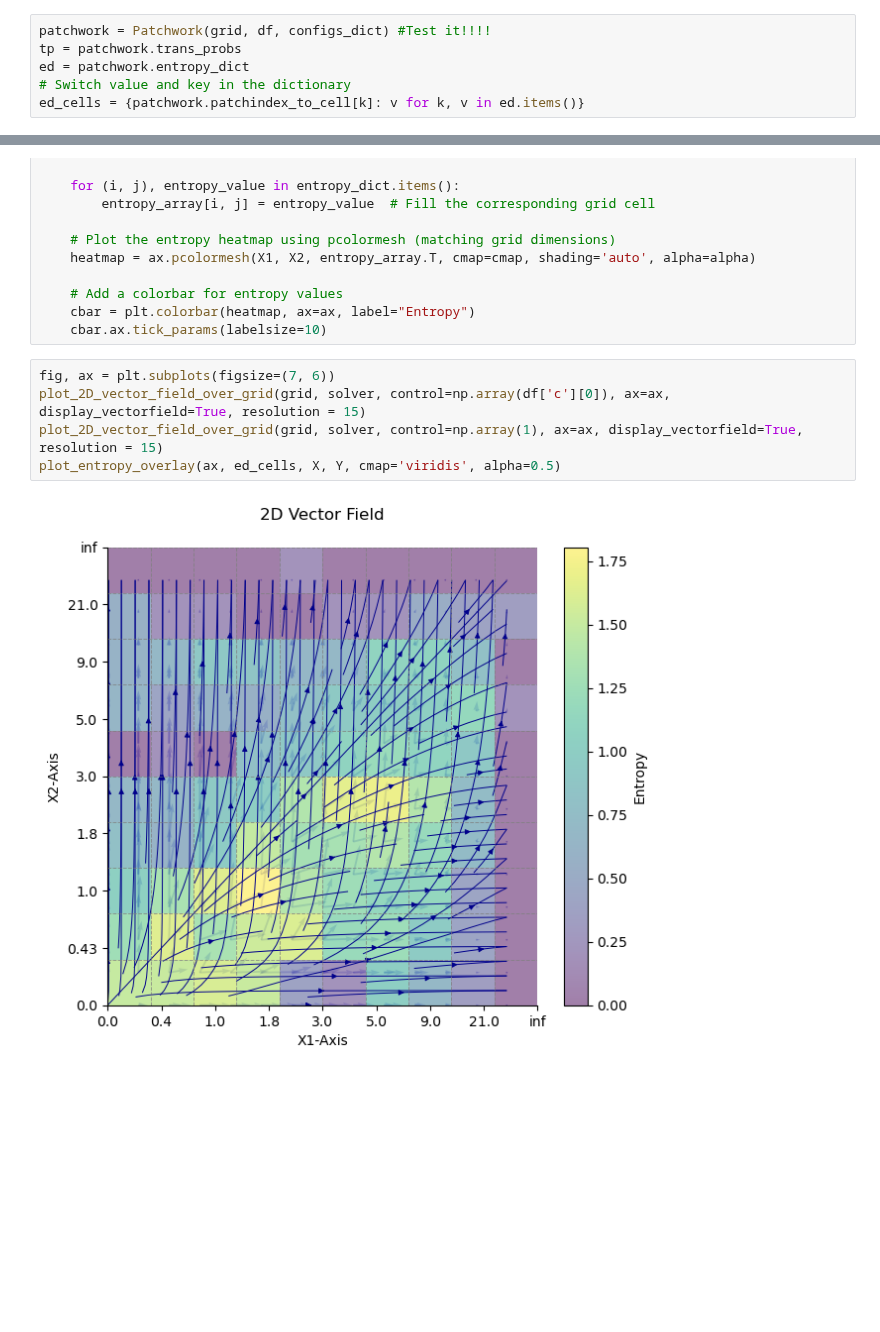
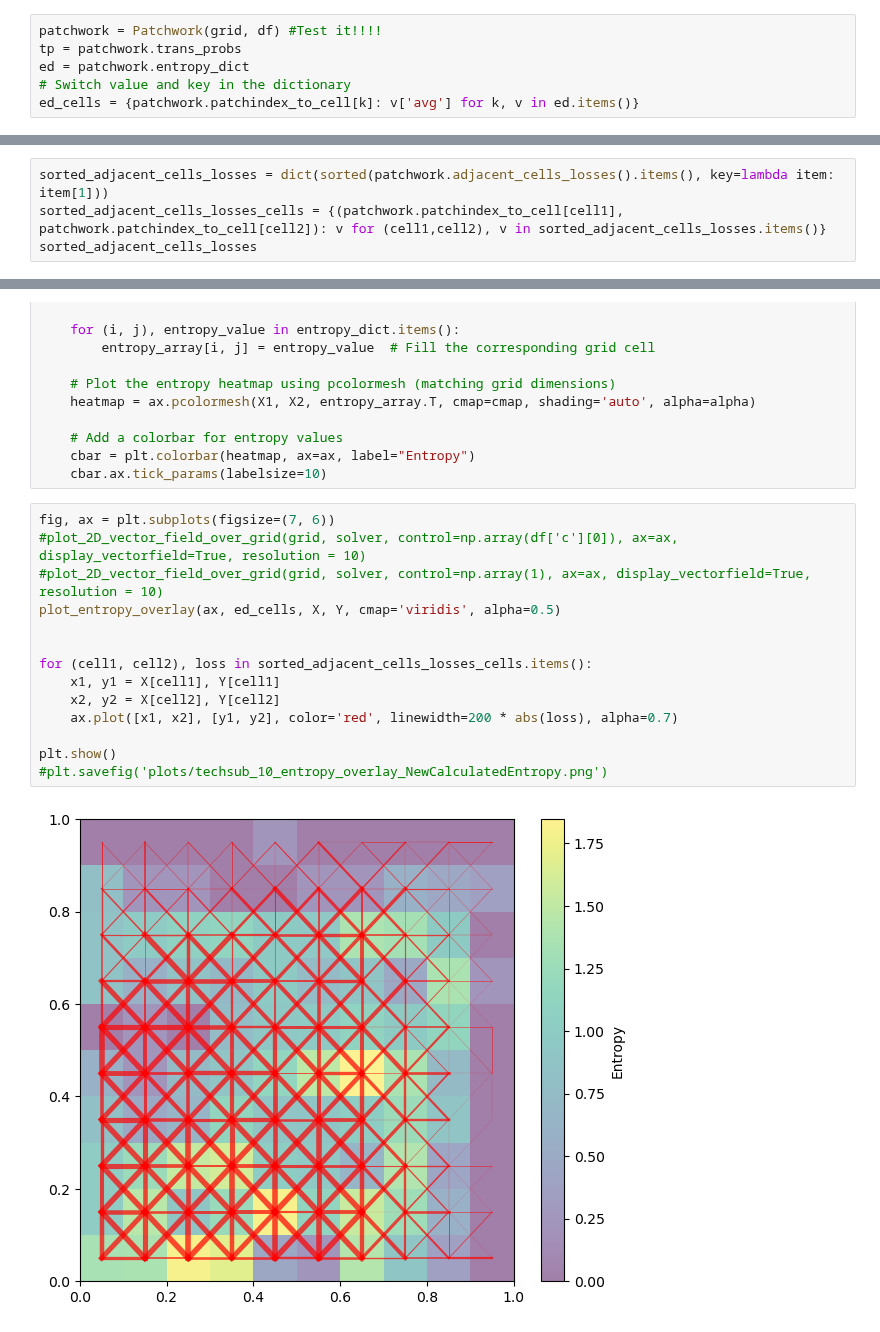
Before and after one commit to Lighfe/mdp-world-model, a Jupyter notebook: clustering/data_preparation.ipynb, the cells around one changed output, grey strips where cells are left out. Cells and saved outputs as stored; diff of their text form; blank space fills up the shorter version.

Commit message:
improved patchwork class

```diff
--- a/clustering/data_preparation.ipynb
+++ b/clustering/data_preparation.ipynb
@@ -29,8 +29,8 @@ grid, solver = reconstruct_solver_and_grid(run_ids[0], configs_dict)
 # %% [output]
 All configurations are the same: True
 # %%
-patchwork = Patchwork(grid, df, configs_dict) #Test it!!!!
+patchwork = Patchwork(grid, df) #Test it!!!!
 tp = patchwork.trans_probs
 ed = patchwork.entropy_dict
 # Switch value and key in the dictionary
-ed_cells = {patchwork.patchindex_to_cell[k]: v for k, v in ed.items()}
+ed_cells = {patchwork.patchindex_to_cell[k]: v['avg'] for k, v in ed.items()}
@@ -82,0 +37,4 @@ patchwork.adjacent_cells_loss
+# %%
+sorted_adjacent_cells_losses = dict(sorted(patchwork.adjacent_cells_losses().items(), key=lambda item: item[1]))
+sorted_adjacent_cells_losses_cells = {(patchwork.patchindex_to_cell[cell1], patchwork.patchindex_to_cell[cell2]): v for (cell1,cell2), v in sorted_adjacent_cells_losses.items()}
+sorted_adjacent_cells_losses
@@ -116,8 +92,17 @@ def plot_entropy_overlay(ax, entropy_dict, X1, X2, cmap='viridis', alpha=0.5):
     cbar.ax.tick_params(labelsize=10)
 # %%
 fig, ax = plt.subplots(figsize=(7, 6))
-plot_2D_vector_field_over_grid(grid, solver, control=np.array(df['c'][0]), ax=ax, display_vectorfield=True, resolution = 15)
-plot_2D_vector_field_over_grid(grid, solver, control=np.array(1), ax=ax, display_vectorfield=True, resolution = 15)
+#plot_2D_vector_field_over_grid(grid, solver, control=np.array(df['c'][0]), ax=ax, display_vectorfield=True, resolution = 10)
+#plot_2D_vector_field_over_grid(grid, solver, control=np.array(1), ax=ax, display_vectorfield=True, resolution = 10)
 plot_entropy_overlay(ax, ed_cells, X, Y, cmap='viridis', alpha=0.5)
+
+
+for (cell1, cell2), loss in sorted_adjacent_cells_losses_cells.items():
+    x1, y1 = X[cell1], Y[cell1]
+    x2, y2 = X[cell2], Y[cell2]
+    ax.plot([x1, x2], [y1, y2], color='red', linewidth=200 * abs(loss), alpha=0.7)
+
+plt.show()
+#plt.savefig('plots/techsub_10_entropy_overlay_NewCalculatedEntropy.png')
 # %% [output]
-[figure, old version]
+[figure, new version]
```
Also changed, not shown: parts of 3 cells of this notebook, 2 other files.
